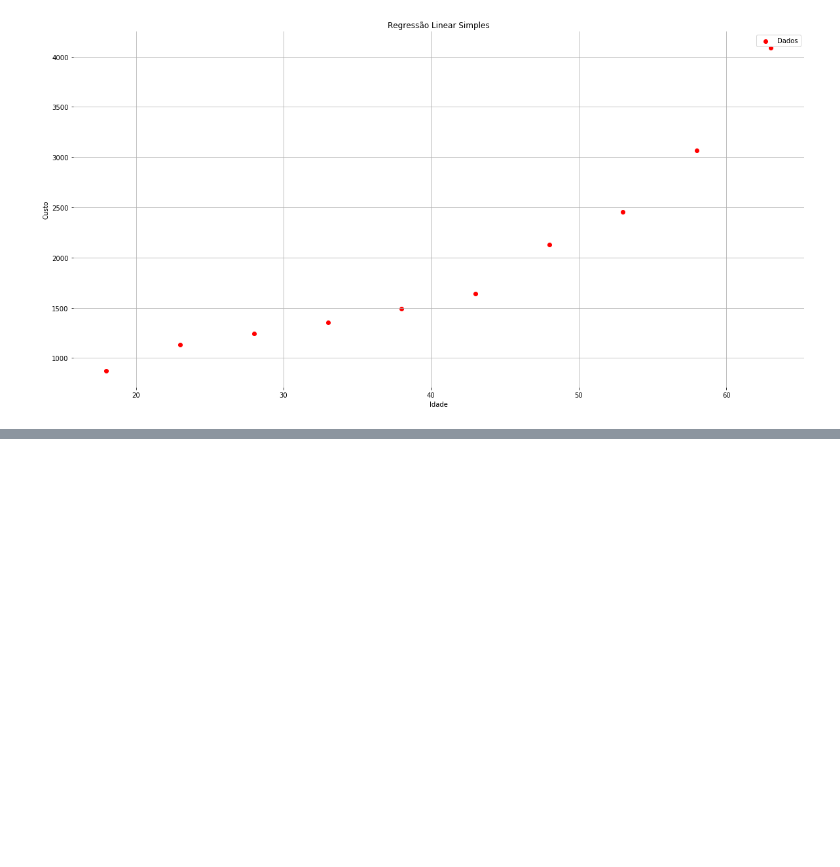
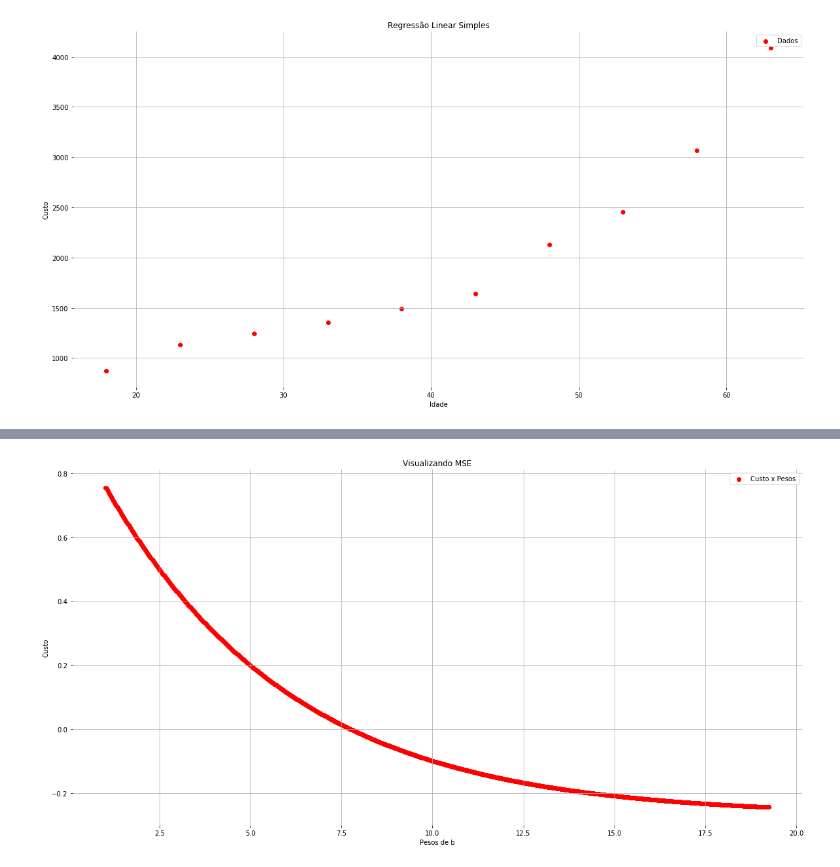
Before and after one commit to Alyssonmach/CnnResearchMeetings, a Jupyter notebook: Semana 04 - 09-10-2020/Parte 02 - Regressão e Gradiente Descendente/gradiente-e-regressao.ipynb, the cells around one changed output, grey strips where cells are left out. Drawn from its saved outputs; the diff is of its cells as text; code cells hidden in the pictures; blank space fills up the shorter version.

```diff
--- a/Semana 04 - 09-10-2020/Parte 02 - Regressão e Gradiente Descendente/gradiente-e-regressao.ipynb
+++ b/Semana 04 - 09-10-2020/Parte 02 - Regressão e Gradiente Descendente/gradiente-e-regressao.ipynb
@@ -190,0 +200,34 @@ print(100 - media_erro)
+# %%
+# transformando as listas em um array numpy
+custo = np.array(custo)
+valores_b = np.array(valores_b)
+valores_b1 = np.array(valores_b1)
+# %%
+# normalizando a função de custo (MSE)
+custo = (custo - (np.sum(custo) / len(custo)))/(max(custo)-min(custo))
+# %%
+# definindo a dimensão do gráfico
+plt.figure(figsize = (20,10))
+
+# plotando os pesos de b em relação ao custo
+plt.scatter(valores_b, custo, color = "red", label = "Custo x Pesos")
+
+# colocando um título no gráfico
+plt.title('Visualizando MSE')
+
+# colocando um título no eixo x
+plt.xlabel('Pesos de b')
+
+# colocando um título no eixo y
+plt.ylabel('Custo')
+
+# colocando a legenda no gráfico
+plt.legend()
+
+# colocando uma grade ao gráfico
+plt.grid(True)
+
+# removendo a moldura do gráfico
+plt.box(False)
+# %% [output]
+[figure, added]
```
Also changed, not shown: parts of 8 cells of this notebook.
